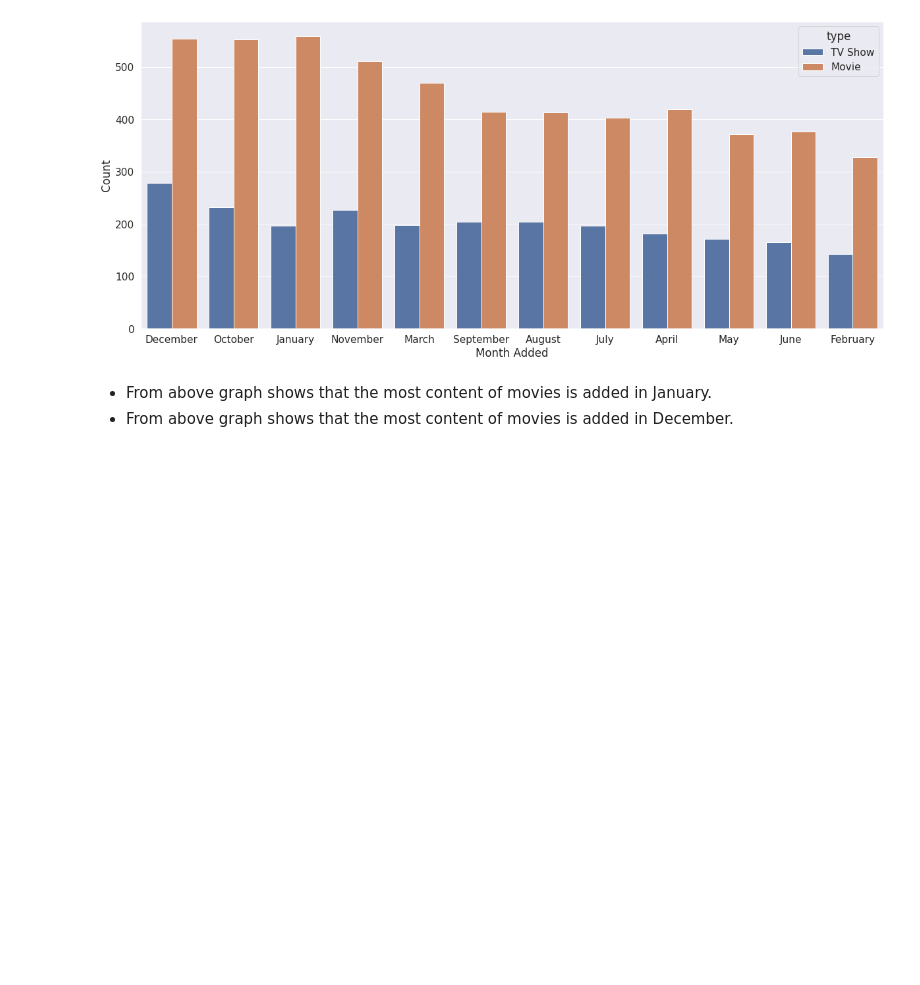
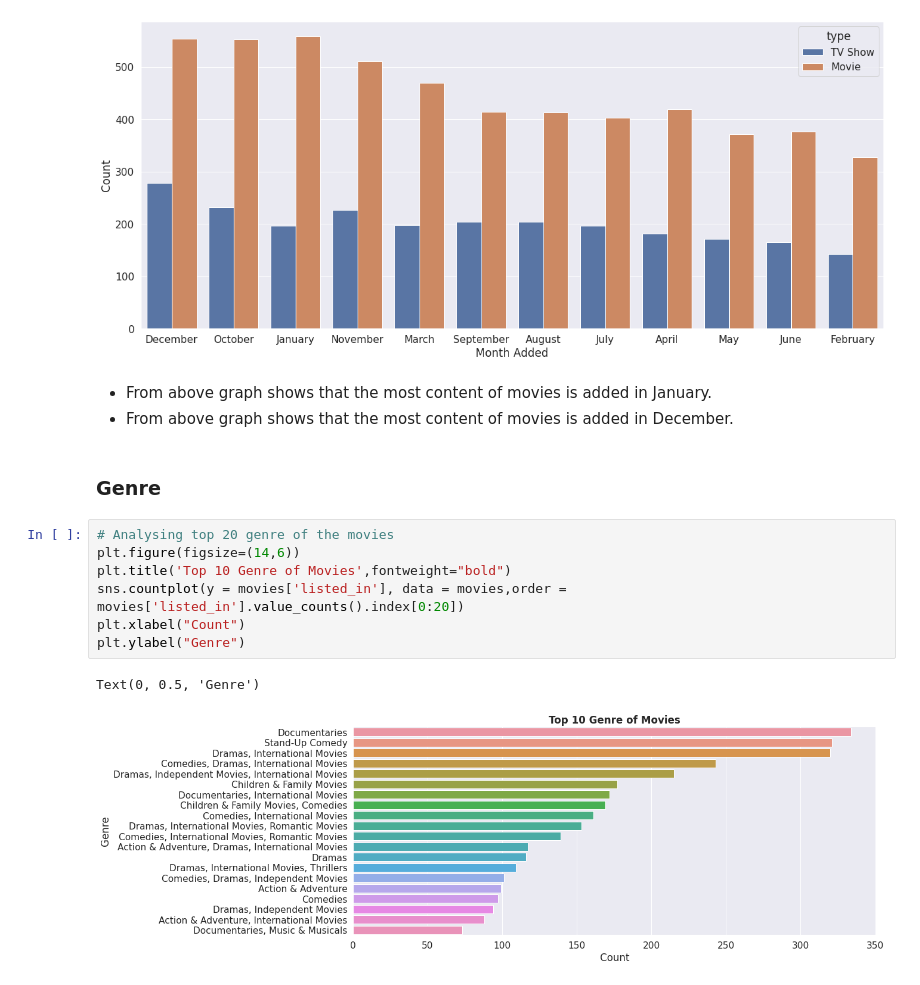
Before and after one commit to Animesh227/Netflix-Movies-and-TV-Shows-Clustering, a Jupyter notebook: NETFLIX_MOVIES_AND_TV_SHOWS_CLUSTERING_Animesh_Chakraborty.ipynb, the cells around one changed output. Cells and saved outputs as stored; diff of their text form; blank space fills up the shorter version.

```diff
--- a/NETFLIX_MOVIES_AND_TV_SHOWS_CLUSTERING_Animesh_Chakraborty.ipynb
+++ b/NETFLIX_MOVIES_AND_TV_SHOWS_CLUSTERING_Animesh_Chakraborty.ipynb
@@ -353,3 +353,15 @@ Text(0, 0.5, 'Count')
 # %% [markdown]
 *   From above graph shows that the most content of movies is added in January.
 *   From above graph shows that the most content of movies is added in December.
+# %% [markdown]
+### Genre
+# %%
+# Analysing top 20 genre of the movies
+plt.figure(figsize=(14,6))
+plt.title('Top 10 Genre of Movies',fontweight="bold")
+sns.countplot(y = movies['listed_in'], data = movies,order = movies['listed_in'].value_counts().index[0:20])
+plt.xlabel("Count")
+plt.ylabel("Genre")
+# %% [output]
+Text(0, 0.5, 'Genre')
+[figure, added]
```
Also changed, not shown: parts of 3 cells of this notebook.
